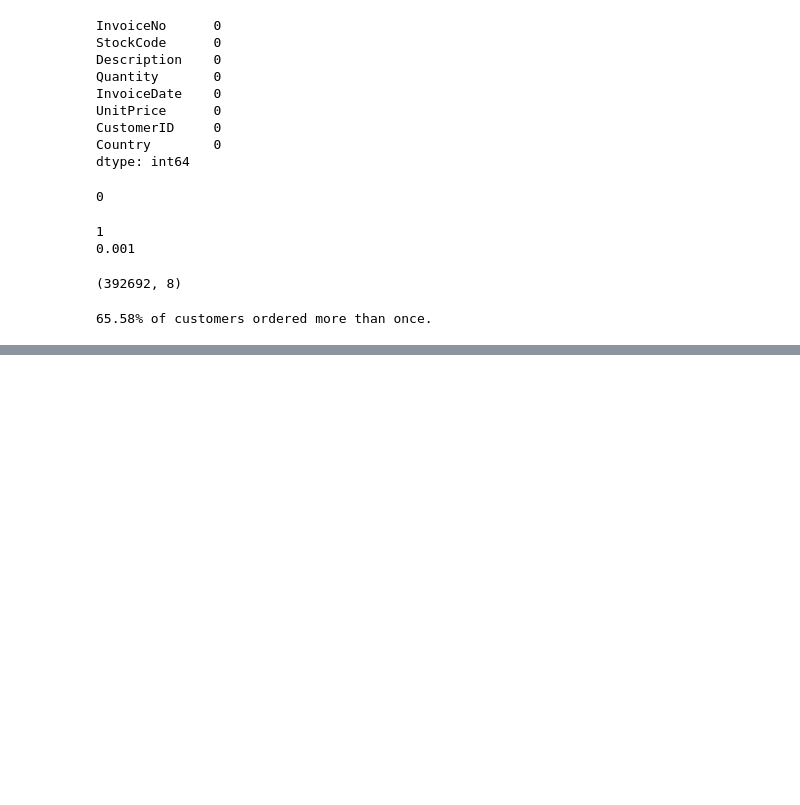
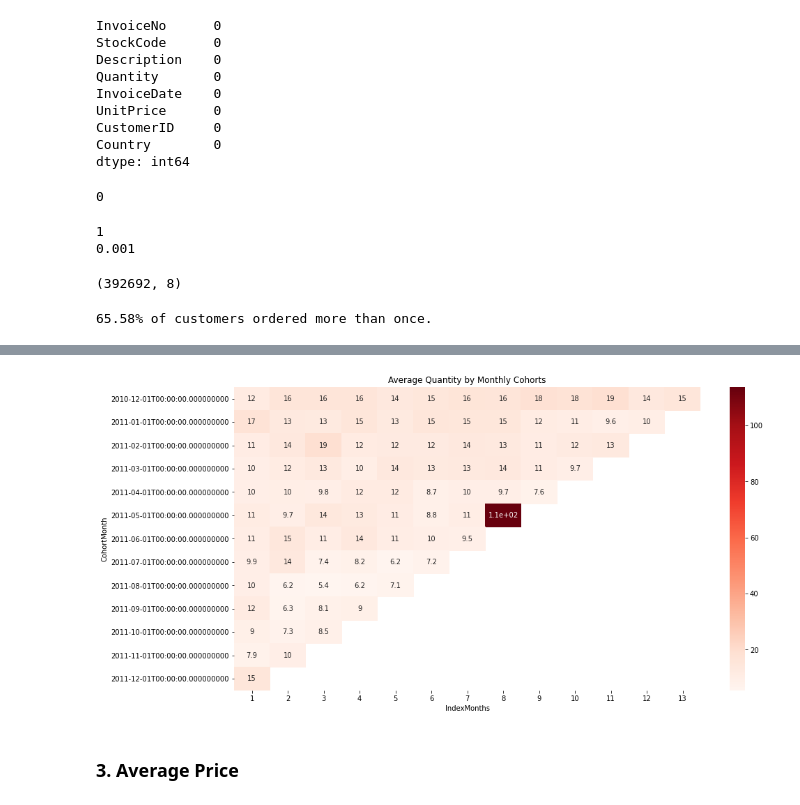
Before and after one commit to ovokpus/Customer-Segmentation, a Jupyter notebook: retail_project.ipynb, the cells around one changed output, grey strips where cells are left out. Saved outputs shown, nothing was run; the diff lists cells and outputs as text; code cells hidden in the pictures; blank space fills up the shorter version.

```diff
--- a/retail_project.ipynb
+++ b/retail_project.ipynb
@@ -318,0 +380,9 @@ cohorts["Customers"].unstack(0).head()
+# %%
+#Monthly Average Quantity
+
+cohort_data_month = month_group['Quantity'].mean().reset_index()
+average_quantity_mnth = cohort_data_month.pivot(index='CohortMonth',
+                                            columns='IndexMonths',
+                                            values='Quantity')
+
+average_quantity_mnth.round(3)
@@ -318,0 +429,12 @@ cohorts["Customers"].unstack(0).head()
+# %%
+plt.figure(figsize=(15, 8))
+plt.title('Average Quantity by Monthly Cohorts')
+sns.heatmap(data = average_quantity_mnth,
+           annot = True,
+           cmap = 'Reds')
+
+plt.show()
+# %% [output]
+[figure, added]
+# %% [markdown]
+### 3. Average Price
```
Also changed, not shown: parts of 35 cells of this notebook, 2 other files.
